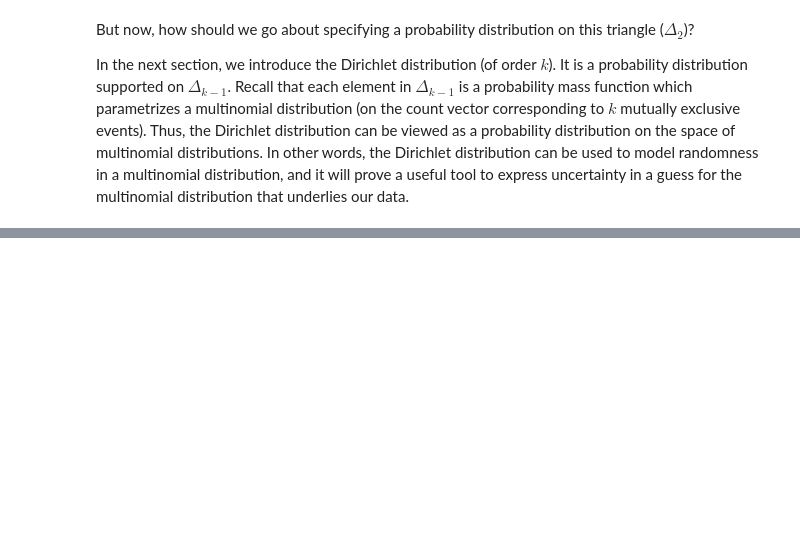
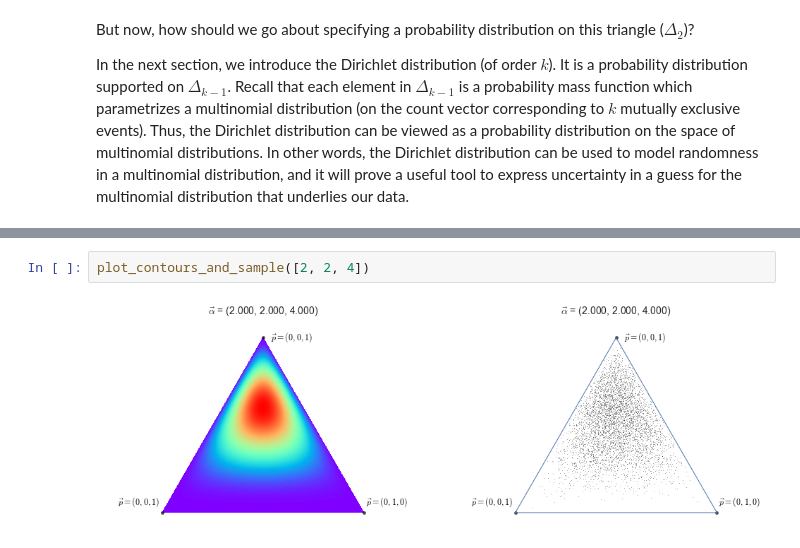
Before and after one commit to alexisbcook/Pelican_blog_all, a Jupyter notebook: drafts/Bayesian Inference and Dirichlet Distributions.ipynb, the cells around one changed output, grey strips where cells are left out. Drawn from its saved outputs; the diff is of its cells as text; blank space fills up the shorter version.

```diff
--- a/drafts/Bayesian Inference and Dirichlet Distributions.ipynb
+++ b/drafts/Bayesian Inference and Dirichlet Distributions.ipynb
@@ -138,0 +270,4 @@ on the simplex $\Delta_{k-1}$ and zero elsewhere.
+# %%
+plot_contours_and_sample([2, 2, 4])
+# %% [output]
+[figure, added]
```
Also changed, not shown: parts of 12 cells of this notebook.
